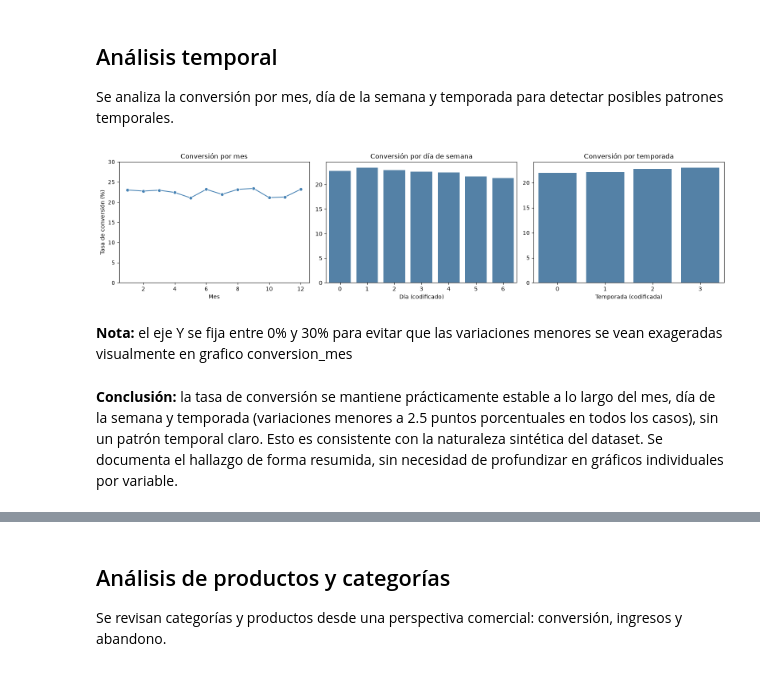
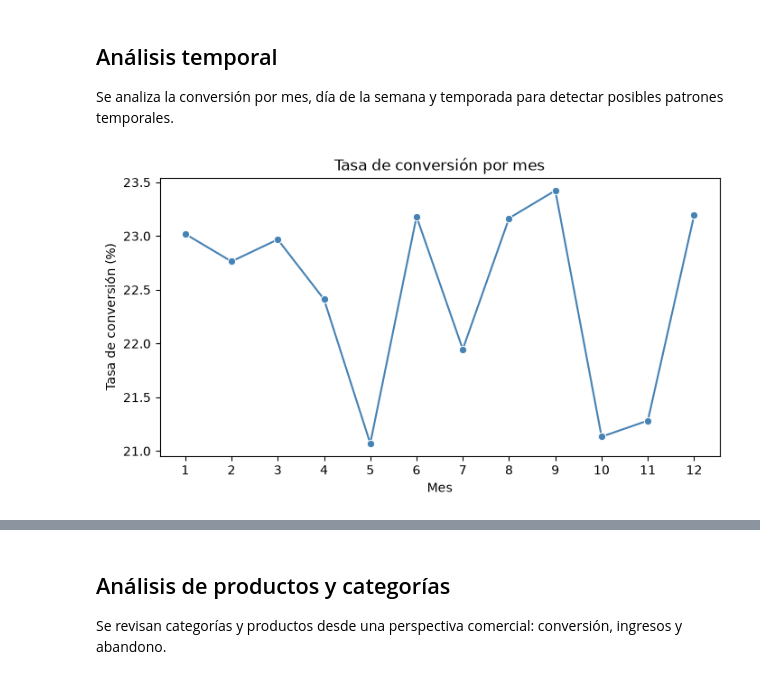
Before and after one commit to TomasDinardi/Proyecto-de-Recomendacion-InsightLab, a Jupyter notebook: MLOps-InsightLab/src/analisis_exploratorio.ipynb, the cells around one changed output, grey strips where cells are left out. Saved outputs shown, nothing was run; the diff lists cells and outputs as text; code cells hidden in the pictures.

```diff
--- a/MLOps-InsightLab/src/analisis_exploratorio.ipynb
+++ b/MLOps-InsightLab/src/analisis_exploratorio.ipynb
@@ -519,2 +318,0 @@ Las otras columnas (unit_price, quantity, pages_viewed, time_on_site_sec) no tie
-# %%
-data["discount_amount_log"] = np.log1p(data["discount_amount"])
@@ -874,18 +506,0 @@ segmento_movil_nuevo.groupby("product_category", observed=True)["time_on_site_se
-# %%
-mediana_tiempo = data["time_on_site_sec"].median()
-
-data["promocion_1"] = (
-    (data["user_type"] == 0) &
-    (data["added_to_cart"] == 1) &
-    (data[TARGET].astype(int) == 0) &
-    (data["time_on_site_sec"] > mediana_tiempo)
-)
-
-data["promocion_2"] = (
-    (data["user_type"] == 0) &
-    (data["device_type"] == 1) &
-    (data["time_on_site_sec"] > mediana_tiempo)
-)
-
-resumen_promociones = data[["promocion_1", "promocion_2"]].sum().to_frame(name="cantidad_sesiones")
-resumen_promociones
@@ -940,33 +530,25 @@ Una mayor navegación puede indicar interés, pero también indecisión. Por eso
 
 Se analiza la conversión por mes, día de la semana y temporada para detectar posibles patrones temporales.
 # %%
-conversion_mes = data.groupby("visit_month", observed=True)[TARGET].apply(lambda x: x.astype(int).mean()).multiply(100).round(2)
-conversion_weekday = data.groupby("visit_weekday", observed=True)[TARGET].apply(lambda x: x.astype(int).mean()).multiply(100).round(2)
-conversion_season = data.groupby("visit_season", observed=True)[TARGET].apply(lambda x: x.astype(int).mean()).multiply(100).round(2)
+conversion_mes = (
+    data.groupby("visit_month")[TARGET]
+    .mean()
+    .multiply(100)
+)
 
-fig, axes = plt.subplots(1, 3, figsize=(16, 4))
+plt.figure(figsize=(8, 4))
 
-sns.lineplot(x=conversion_mes.index, y=conversion_mes.values, marker="o", ax=axes[0], color="steelblue")
-axes[0].set_title("Conversión por mes")
-axes[0].set_ylim(0, 30)
-axes[0].set_xlabel("Mes")
-axes[0].set_ylabel("Tasa de conversión (%)")
+sns.lineplot(
+    x=conversion_mes.index,
+    y=conversion_mes.values,
+    marker="o",
+    color="steelblue"
+)
 
-sns.barplot(x=conversion_weekday.index.astype(str), y=conversion_weekday.values, ax=axes[1], color="steelblue")
-axes[1].set_title("Conversión por día de semana")
-axes[1].set_xlabel("Día (codificado)")
-axes[1].set_ylabel("")
-
-sns.barplot(x=conversion_season.index.astype(str), y=conversion_season.values, ax=axes[2], color="steelblue")
-axes[2].set_title("Conversión por temporada")
-axes[2].set_xlabel("Temporada (codificada)")
-axes[2].set_ylabel("")
-
-plt.tight_layout()
+plt.title("Tasa de conversión por mes")
+plt.xlabel("Mes")
+plt.ylabel("Tasa de conversión (%)")
+plt.xticks(range(1, 13))
 plt.show()
 # %% [output]
-[figure, old version]
+[figure, new version]
-# %% [markdown]
-**Nota:** el eje Y se fija entre 0% y 30% para evitar que las variaciones menores se vean exageradas visualmente en grafico conversion_mes
-# %% [markdown]
-**Conclusión:** la tasa de conversión se mantiene prácticamente estable a lo largo del mes, día de la semana y temporada (variaciones menores a 2.5 puntos porcentuales en todos los casos), sin un patrón temporal claro. Esto es consistente con la naturaleza sintética del dataset. Se documenta el hallazgo de forma resumida, sin necesidad de profundizar en gráficos individuales por variable.
```
Also changed, not shown: parts of 71 cells of this notebook.
